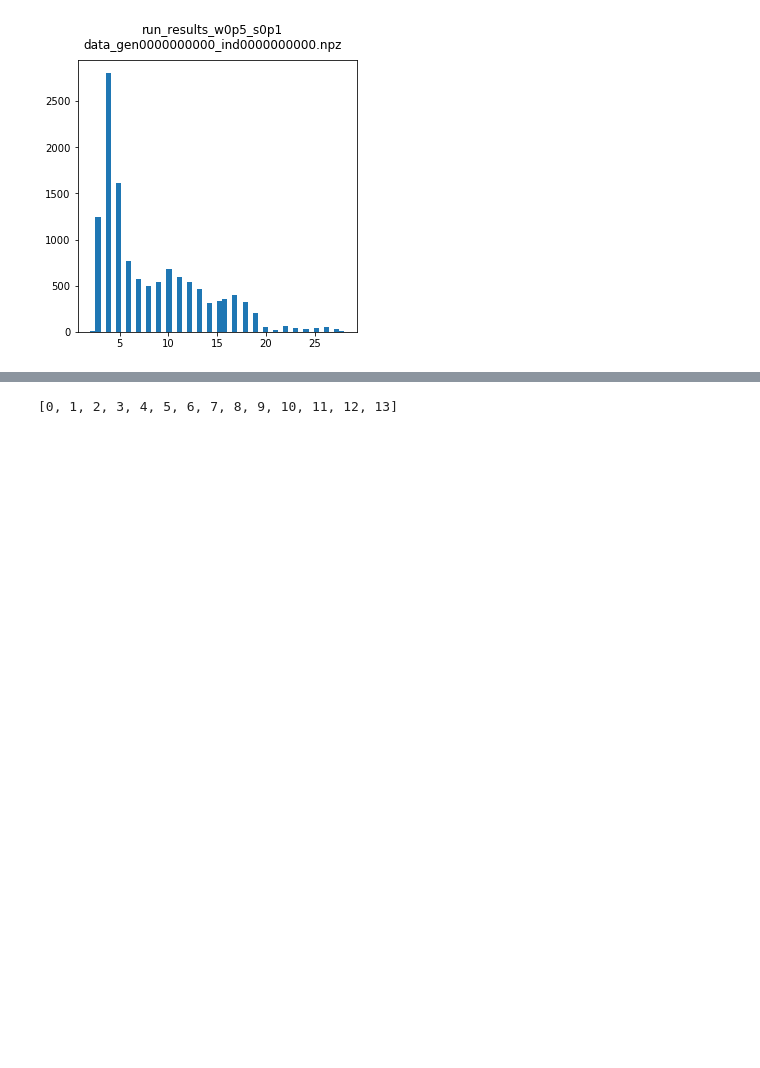
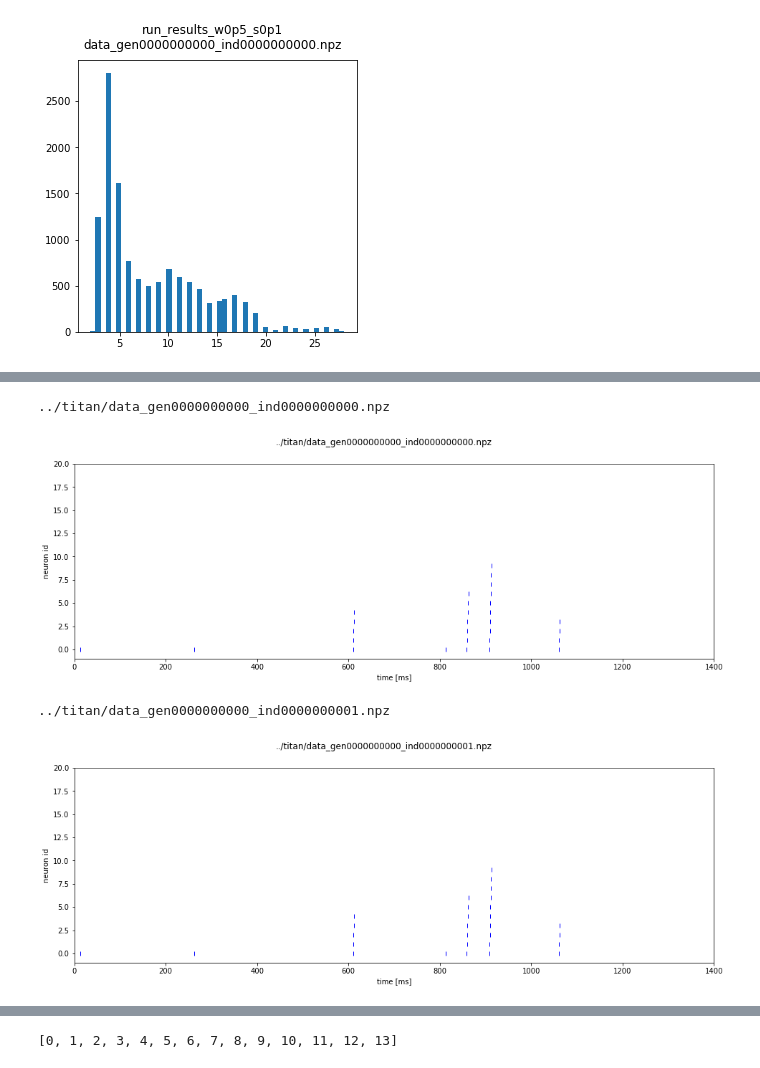
Before and after one commit to chanokin/l2l-omniglot, a Jupyter notebook: check_mid_spikes.ipynb, the cells around one changed output, grey strips where cells are left out. Cells and saved outputs as stored; diff of their text form; code cells hidden in the pictures; blank space fills up the shorter version.

```diff
--- a/check_mid_spikes.ipynb
+++ b/check_mid_spikes.ipynb
@@ -607,3 +620,60 @@ for dd in sorted(data.keys())[-1:]:
+# %%
+d = '../titan'
+files = sorted(glob.glob(os.path.join(d, 'data*gen0*00_*.npz')))
+
+spikes = []
+bs = []
+rates = []
+data = {}
+for f in files:
+    print(f)
+    fname = os.path.basename(f)
+    with np.load(f, allow_pickle=True) as npz:
+        d = npz['db_name'].item()
+        sim_ps = npz['params'].item()['sim']
+        ind_ps = npz['params'].item()['ind']
+
+#         recs = npz['recs'].item()
+
+        dt = sim_ps['sample_dt']
+        n_class = sim_ps['num_classes']
+        n_test = sim_ps['test_per_class'] * n_class
+        duration = sim_ps['duration']
+        inputs = npz['input'].item()
+
+        labels = inputs['labels']
+        start_t = duration - n_test * dt
+        end_t = start_t + n_test *  dt
+
+        start_t = 0
+        end_t = 1400#0
+        start_idx = int(start_t // dt)
+        end_idx = int(end_t // dt)
+
+        lh_spikes = npz['recs'].item()['gain_control'][0]['spikes']
+#         print(lh_spikes)
+
+        plt.figure(figsize=(16, 5))
+        ax = plt.subplot(1, 1, 1)
+        plt.suptitle(f"{f}")
+#         plt.axhline(0.0, linestyle='--', color='gray')
+        for i, ts in enumerate(lh_spikes):
+            ts = np.asarray(ts)
+            w = np.where(np.logical_and(start_t <= ts, ts < end_t))
+            ts = ts[w]
+#             print(i)
+            plt.plot(ts, np.ones_like(ts) * i, '|b')
+
+        ax.set_xlabel('time [ms]')
+        ax.set_ylabel('neuron id')
+        ax.set_ylim(-1, i+1)
+        ax.set_xlim(start_t, end_t)
+        plt.show()
+# %% [output]
+../titan/data_gen0000000000_ind0000000000.npz
+[figure, added]
+../titan/data_gen0000000000_ind0000000001.npz
+[figure, added]
 # %%
 def bin_to_dict(bin_spikes, labels):
     un_lbl = np.unique(labels)
```
Also changed, not shown: parts of 5 cells of this notebook, 6 other files.
